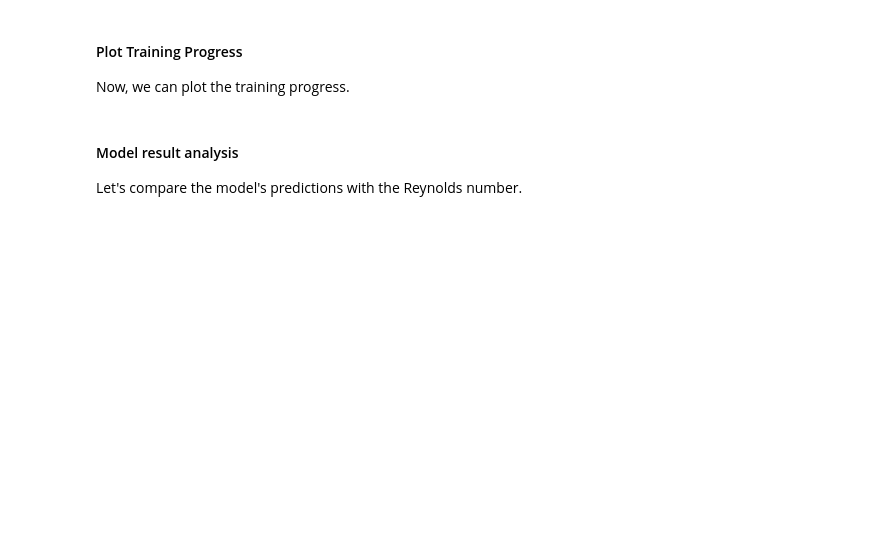
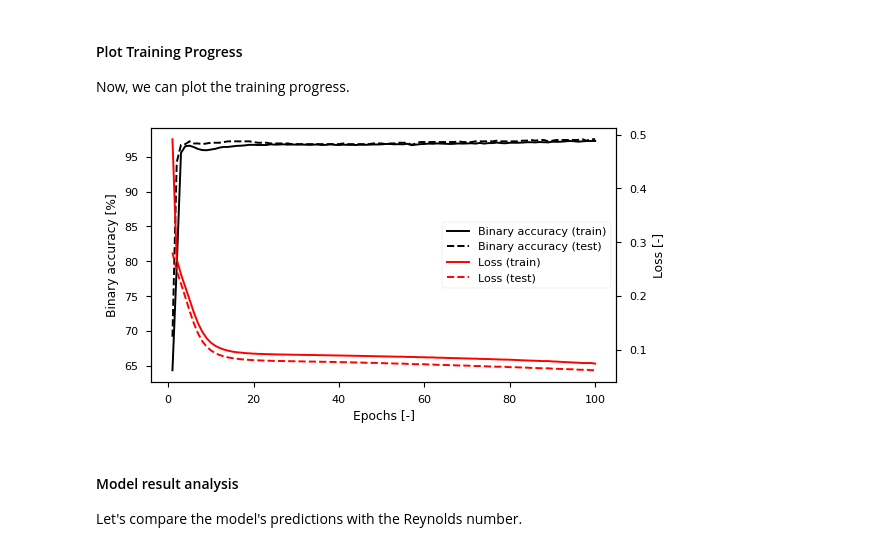
Before and after one commit to paolodeangelis/Sistemi_a_combustione, a Jupyter notebook: 2-NN_Reynolds.ipynb, the cells around one changed output. Drawn from its saved outputs; the diff is of its cells as text; code cells hidden in the pictures; blank space fills up the shorter version.

```diff
--- a/2-NN_Reynolds.ipynb
+++ b/2-NN_Reynolds.ipynb
@@ -409,37 +526,39 @@ epochs_i = np.arange(1, train_loss.shape[0] + 1)
 fig = plt.figure(figsize=(6, 3.3))
 with plt.style.context("seaborn-v0_8-paper"):
     ax = fig.add_subplot(111)
     ax_twin = ax.twinx()
     a1 = ax.plot(
         epochs_i,
         train_binary_accuracy * 100,
         color="k",
         ls="-",
-        labels="Binary accuracy (train)",
+        label="Binary accuracy (train)",
     )
     a2 = ax.plot(
         epochs_i,
         test_binary_accuracy * 100,
         color="k",
         ls="--",
-        labels="Binary accuracy (test)",
+        label="Binary accuracy (test)",
     )
-    l1 = ax_twin.plot(epochs_i, train_loss, color="r", ls="-", labels="Loss (train)")
-    l2 = ax_twin.plot(epochs_i, test_loss, color="r", ls="--", labels="Loss (test)")
+    l1 = ax_twin.plot(epochs_i, train_loss, color="r", ls="-", label="Loss (train)")
+    l2 = ax_twin.plot(epochs_i, test_loss, color="r", ls="--", label="Loss (test)")
     ax.set_xlabel("Epochs [-]")
     ax.set_ylabel("Binary accuracy [%]")
     ax_twin.set_ylabel("Loss [-]")
     ax_twin.legend(
         a1 + a2 + l1 + l2,
         [
             "Binary accuracy (train)",
             "Binary accuracy (test)",
             "Loss (train)",
             "Loss (test)",
         ],
         loc="center right",
     )
 plt.show()
+# %% [output]
+[figure, added]
 # %% [markdown]
 #### Model result analysis
 
```
Also changed, not shown: parts of 34 cells of this notebook.
